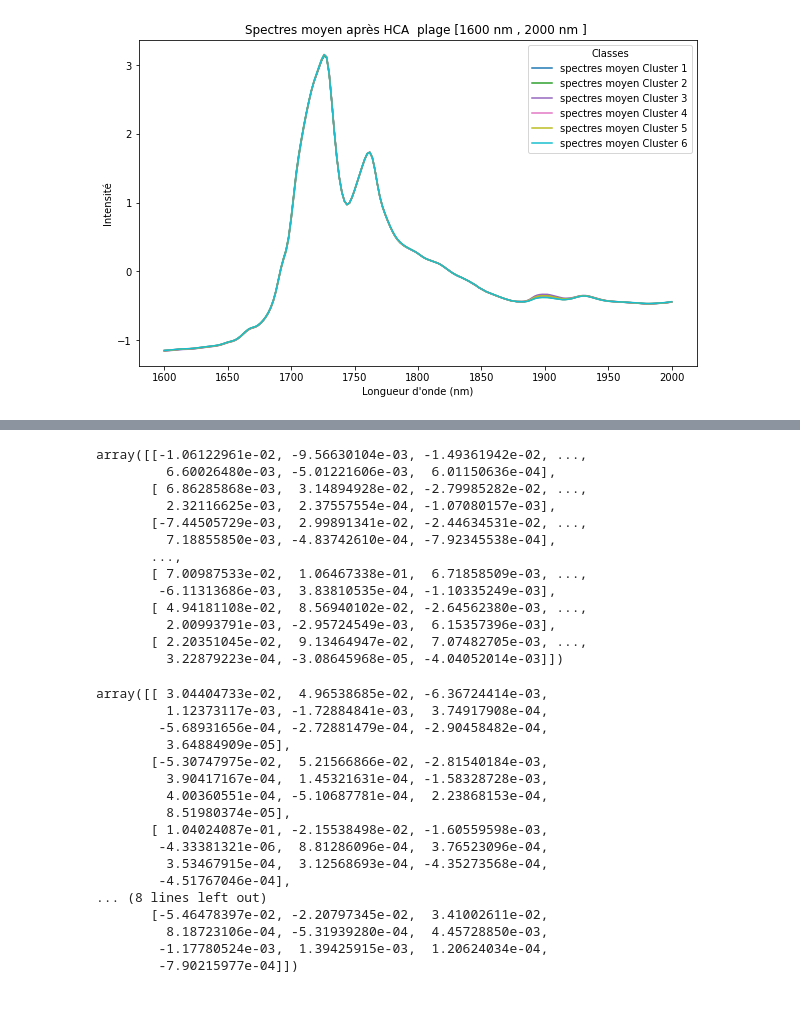
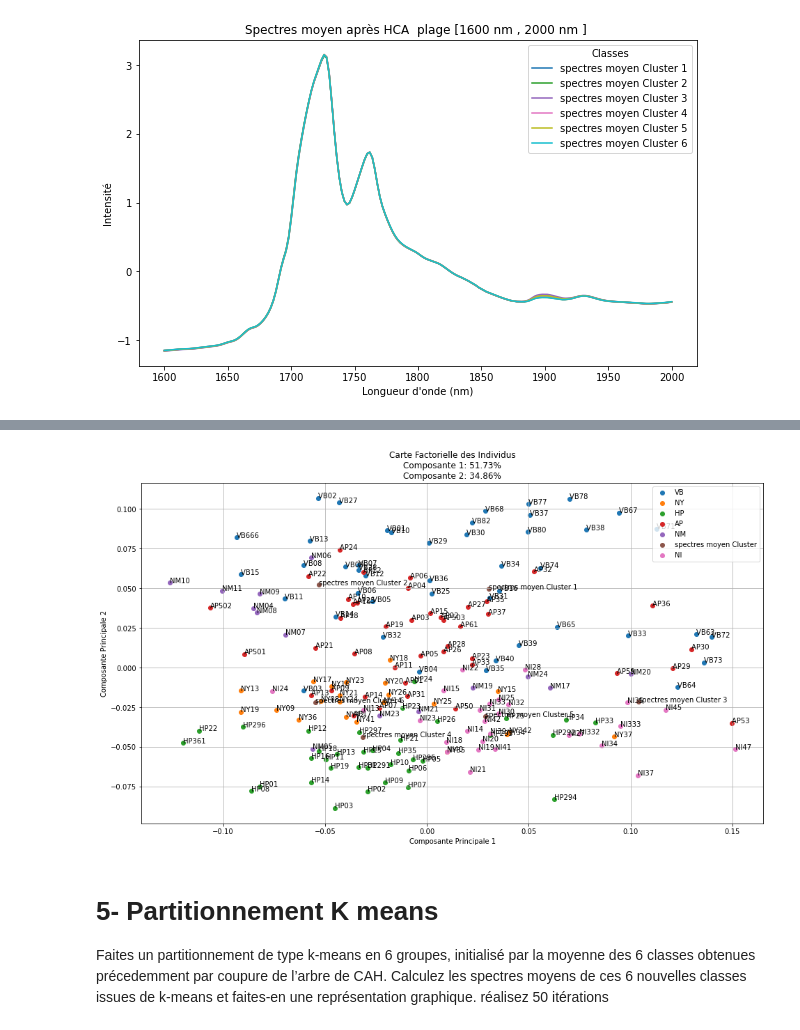
Before and after one commit to BigDwelcome/Chemoocs, a Jupyter notebook: Grain 6/Grain 6.ipynb, the cells around one changed output, grey strips where cells are left out. Saved outputs shown, nothing was run; the diff lists cells and outputs as text; code cells hidden in the pictures; blank space fills up the shorter version.

```diff
--- a/Grain 6/Grain 6.ipynb
+++ b/Grain 6/Grain 6.ipynb
@@ -24,16 +25,16 @@ def snv_spectrum(spectrum):
     snv_spectrum = (spectrum - mean) / std_dev  # Transformation SNV
     return snv_spectrum
 
-def plot_acp_individuals(score, plan_indices, individual_names, class_labels, explained_variance):
+def plot_acp_individuals(score, plan_indices, class_labels, explained_variance, individual_names=None):
     """
     Affiche la carte factorielle des individus d'une ACP.
 
     Args:
         score (array): Les scores (coordonnées des individus) de l'ACP.
         plan_indices (tuple): Les indices des composantes principales à afficher (par exemple, (0, 1) pour le plan 2D).
-        individual_names (array): Les noms des individus (ou labels).
         class_labels (array): Les classes à utiliser pour colorier les individus.
         explained_variance (array): La variance expliquée par chaque composante principale de l'ACP.
+        individual_names (array, facultatif): Les noms des individus (ou labels). Par défaut, None.
     """
 
     # Extraire les indices des composantes principales à afficher
@@ -45,21 +46,25 @@ def plot_acp_individuals(score, plan_indices, individual_names, class_labels, ex
         mask = (class_labels == label)
         plt.scatter(score[mask, component1_index], score[mask, component2_index], label=label)
 
-    # Ajouter des labels aux points
-    for i, name in enumerate(individual_names):
-        plt.annotate(name, (score[i, component1_index], score[i, component2_index]))
+    # Ajouter des labels aux points (en vérifiant si le nom est différent de None)
+    if individual_names is not None:
+        for i, name in enumerate(individual_names):
+            if name is not None:
+                plt.annotate(name, (score[i, component1_index], score[i, component2_index]))
 
     # Afficher la variance expliquée par chaque composante dans le titre du graphique
     plt.title('Carte Factorielle des Individus\n' + '\n'.join([f'Composante {i+1}: {explained_variance[i]:.2%}' for i in plan_indices]))
     plt.xlabel(f'Composante Principale {component1_index + 1}')
     plt.ylabel(f'Composante Principale {component2_index + 1}')
     plt.legend()
-    plt.grid(True,axis='both')
+    plt.grid(True, axis='both')
     plt.show()
 
-# Exemple d'utilisation de la fonction
-# Vous devez fournir les données appropriées pour score, plan_indices, individual_names, class_labels et explained_variance.
-# plot_acp_individuals(score, (0, 1), individual_names, class_labels, explained_variance)
+# Exemple d'utilisation de la fonction avec individual_names facultatif
+# Vous pouvez fournir ou omettre individual_names en fonction de vos besoins.
+# plot_acp_individuals(score, (0, 1), class_labels, explained_variance)
+# plot_acp_individuals(score, (0, 1), class_labels, explained_variance, individual_names)
+
 
 
 def plot_dendrogram(model, **kwargs):
@@ -324,7 +329,7 @@ Cluster 6 indices: [61, 71, 77, 87, 120, 121, 122, 123, 125, 126, 127, 128, 129,
 spectres_moyen_hca = []
 classe_spectres_moyen=[]
 for i in range(len(cluster_indices)):
-    spectres_moyen_hca.append(np.mean(X[cluster_indices[i]],axis=0))
+    spectres_moyen_hca.append((np.mean(X[cluster_indices[i]],axis=0)))
 
 for i in range(len(spectres_moyen_hca)):
     classe_spectres_moyen.append(f"spectres moyen Cluster {i+1}")
@@ -360,10 +365,12 @@ for i in range(len(spectres_moyen_hca)):
     classe_spectres_moyen.append("spectres moyen Cluster")
 for i in range(len(spectres_moyen_hca)):
     labs_spectres_moyen.append(f"spectres moyen Cluster {i+1}")
+#labs_spectres_moyen=np.array(labs_spectres_moyen)
+#classe_spectres_moyen =np.array(classe_spectres_moyen)
 #### trouver les coordonnées des spectres moyens dans l'ACP
-classe_hca = np.append(classe,classe_spectres_moyen)
-noms_individus_hca = np.append(noms_individus,labs_spectres_moyen)
+classe_hca = np.concatenate((classe,classe_spectres_moyen),axis=0)
+noms_individus_hca = np.concatenate((noms_individus,labs_spectres_moyen),axis = 0)
 cord_spectres_moyen_hca = pca.transform(spectres_moyen_hca)
-score_cord_hca =np.append( score,cord_spectres_moyen_hca)
+score_cord_hca =np.concatenate((score,cord_spectres_moyen_hca),axis=0)
 
 ### plot
@@ -419,36 +377,9 @@ array(['AP', 'AP', 'AP', 'AP', 'AP', 'AP', 'AP', 'AP', 'AP', 'AP', 'AP',
-# %%
-score
-# %% [output]
-array([[-1.06122961e-02, -9.56630104e-03, -1.49361942e-02, ...,
-         6.60026480e-03, -5.01221606e-03,  6.01150636e-04],
-       [ 6.86285868e-03,  3.14894928e-02, -2.79985282e-02, ...,
-         2.32116625e-03,  2.37557554e-04, -1.07080157e-03],
-       [-7.44505729e-03,  2.99891341e-02, -2.44634531e-02, ...,
-         7.18855850e-03, -4.83742610e-04, -7.92345538e-04],
-       ...,
-       [ 7.00987533e-02,  1.06467338e-01,  6.71858509e-03, ...,
-        -6.11313686e-03,  3.83810535e-04, -1.10335249e-03],
-       [ 4.94181108e-02,  8.56940102e-02, -2.64562380e-03, ...,
-         2.00993791e-03, -2.95724549e-03,  6.15357396e-03],
-       [ 2.20351045e-02,  9.13464947e-02,  7.07482705e-03, ...,
-         3.22879223e-04, -3.08645968e-05, -4.04052014e-03]])
-# %%
-cord_spectres_moyen_hca
-# %% [output]
-array([[ 3.04404733e-02,  4.96538685e-02, -6.36724414e-03,
-         1.12373117e-03, -1.72884841e-03,  3.74917908e-04,
-        -5.68931656e-04, -2.72881479e-04, -2.90458482e-04,
-         3.64884909e-05],
-       [-5.30747975e-02,  5.21566866e-02, -2.81540184e-03,
-         3.90417167e-04,  1.45321631e-04, -1.58328728e-03,
-         4.00360551e-04, -5.10687781e-04,  2.23868153e-04,
-         8.51980374e-05],
-       [ 1.04024087e-01, -2.15538498e-02, -1.60559598e-03,
-        -4.33381321e-06,  8.81286096e-04,  3.76523096e-04,
-         3.53467915e-04,  3.12568693e-04, -4.35273568e-04,
-        -4.51767046e-04],
-... (8 lines left out)
-       [-5.46478397e-02, -2.20797345e-02,  3.41002611e-02,
-         8.18723106e-04, -5.31939280e-04,  4.45728850e-03,
-        -1.17780524e-03,  1.39425915e-03,  1.20624034e-04,
-        -7.90215977e-04]])
+# %%
+plot_acp_individuals(score=score_cord_hca,class_labels=classe_hca,explained_variance=explained_variance,individual_names=noms_individus_hca,plan_indices=(0,1))
+# %% [output]
+[figure, added]
+# %% [markdown]
+# 5- Partitionnement K means
+
+Faites un partitionnement de type k-means en 6 groupes, initialisé par la moyenne des 6 classes obtenues précedemment par coupure de l’arbre de CAH. Calculez les spectres moyens de ces 6 nouvelles classes issues de k-means et faites-en une représentation graphique.
+réalisez 50 itérations
```
Also changed, not shown: parts of 10 cells of this notebook.
